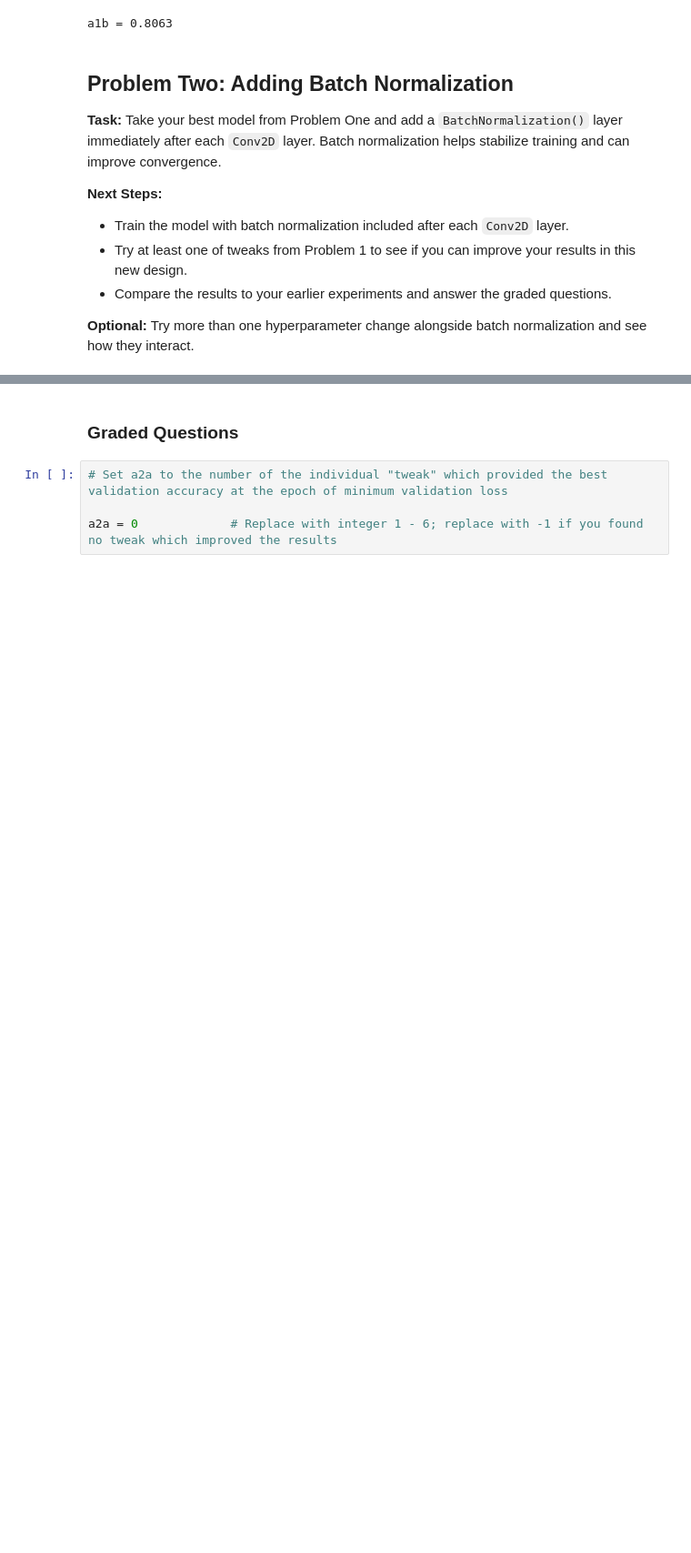
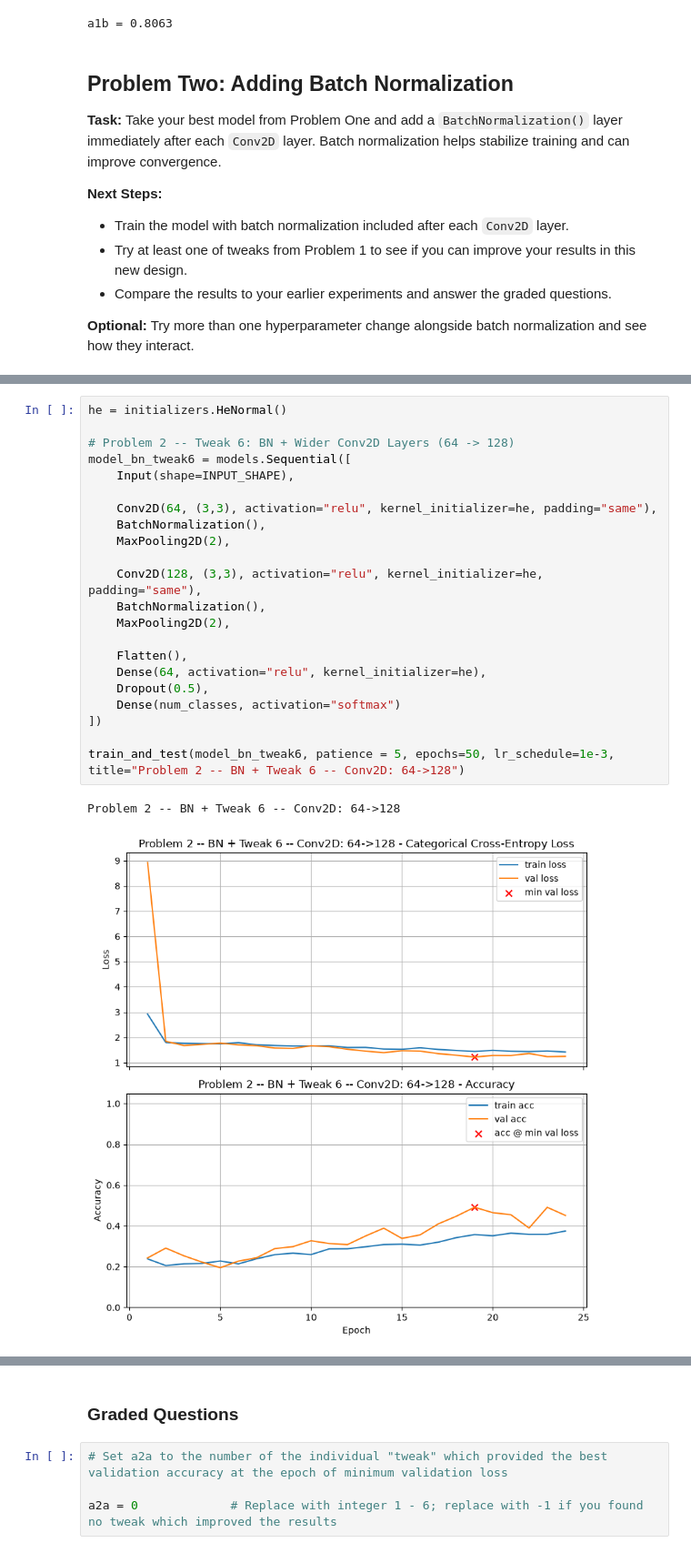
Before and after one commit to aqds-hub/Learning, a Jupyter notebook: 703/Homework_04.ipynb, the cells around one changed output, grey strips where cells are left out. Shown at 91% size. Saved outputs shown, nothing was run; the diff lists cells and outputs as text; blank space fills up the shorter version.

```diff
--- a/703/Homework_04.ipynb
+++ b/703/Homework_04.ipynb
@@ -663,0 +672,25 @@ train_and_test(model_bn_dropout, lr_schedule=1e-3, title="Problem 2 -- BatchNorm
+# %%
+he = initializers.HeNormal()
+
+# Problem 2 -- Tweak 6: BN + Wider Conv2D Layers (64 -> 128)
+model_bn_tweak6 = models.Sequential([
+    Input(shape=INPUT_SHAPE),
+
+    Conv2D(64, (3,3), activation="relu", kernel_initializer=he, padding="same"),
+    BatchNormalization(),
+    MaxPooling2D(2),
+
+    Conv2D(128, (3,3), activation="relu", kernel_initializer=he, padding="same"),
+    BatchNormalization(),
+    MaxPooling2D(2),
+
+    Flatten(),
+    Dense(64, activation="relu", kernel_initializer=he),
+    Dropout(0.5),
+    Dense(num_classes, activation="softmax")
+])
+
+train_and_test(model_bn_tweak6, patience = 5, epochs=50, lr_schedule=1e-3, title="Problem 2 -- BN + Tweak 6 -- Conv2D: 64->128")
+# %% [output]
+Problem 2 -- BN + Tweak 6 -- Conv2D: 64->128
+[figure, added]
```
Also changed, not shown: parts of 12 cells of this notebook, 2 other files.
